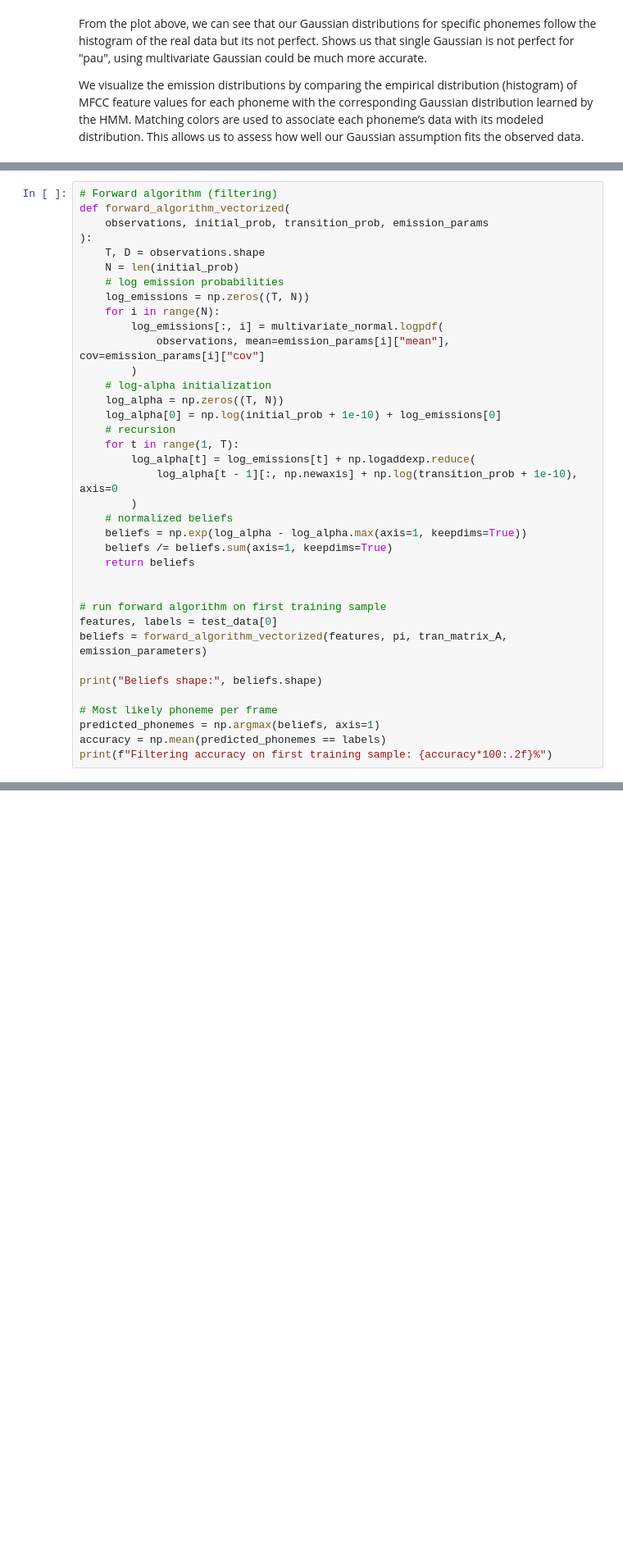
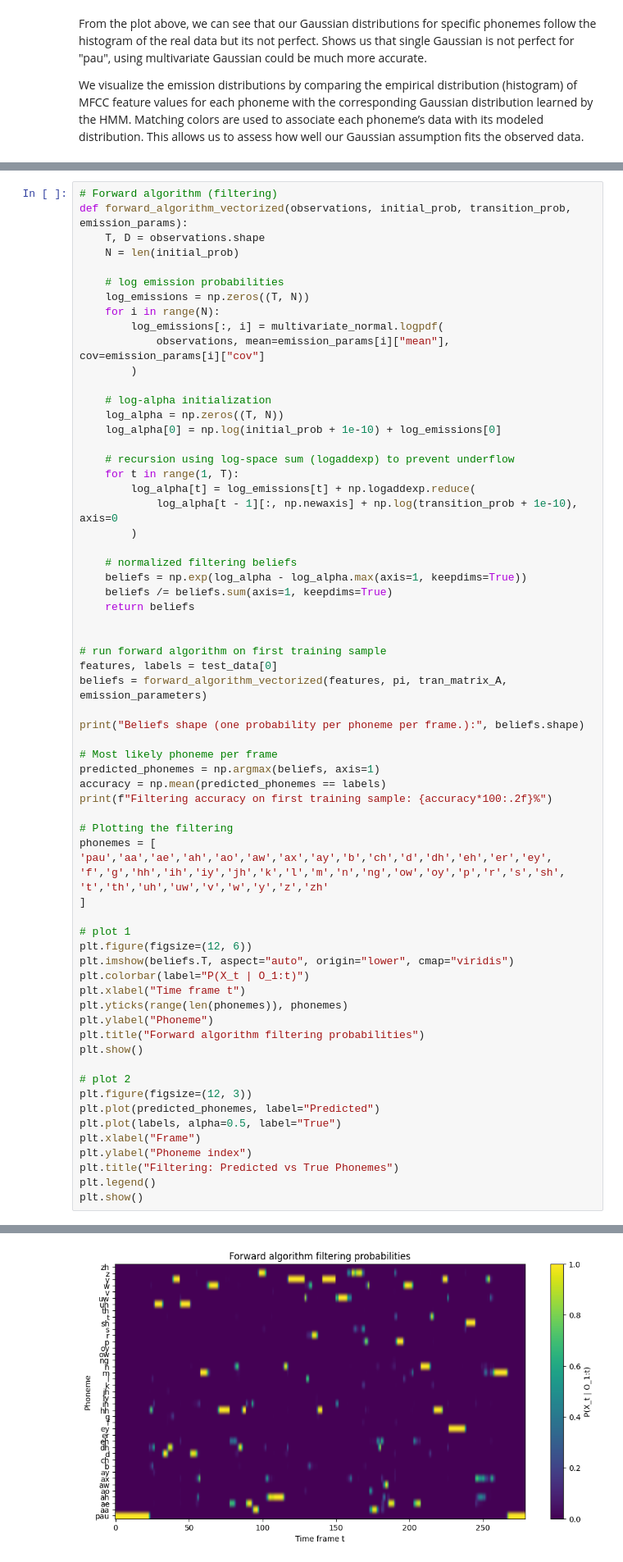
Before and after one commit to eythorto/Gervigreind, a Jupyter notebook: project2/project2notebook.ipynb, the cells around one changed output, grey strips where cells are left out. Shown at 82% size. Cells and saved outputs as stored; diff of their text form; blank space fills up the shorter version.

```diff
--- a/project2/project2notebook.ipynb
+++ b/project2/project2notebook.ipynb
@@ -585,26 +593,28 @@ This allows us to assess how well our Gaussian assumption fits the observed data
 Explanation...
 # %%
 # Forward algorithm (filtering)
-def forward_algorithm_vectorized(
-    observations, initial_prob, transition_prob, emission_params
-):
+def forward_algorithm_vectorized(observations, initial_prob, transition_prob, emission_params):
     T, D = observations.shape
     N = len(initial_prob)
+
     # log emission probabilities
     log_emissions = np.zeros((T, N))
     for i in range(N):
         log_emissions[:, i] = multivariate_normal.logpdf(
             observations, mean=emission_params[i]["mean"], cov=emission_params[i]["cov"]
         )
+
     # log-alpha initialization
     log_alpha = np.zeros((T, N))
     log_alpha[0] = np.log(initial_prob + 1e-10) + log_emissions[0]
-    # recursion
+
+    # recursion using log-space sum (logaddexp) to prevent underflow
     for t in range(1, T):
         log_alpha[t] = log_emissions[t] + np.logaddexp.reduce(
             log_alpha[t - 1][:, np.newaxis] + np.log(transition_prob + 1e-10), axis=0
         )
-    # normalized beliefs
+
+    # normalized filtering beliefs
     beliefs = np.exp(log_alpha - log_alpha.max(axis=1, keepdims=True))
     beliefs /= beliefs.sum(axis=1, keepdims=True)
     return beliefs
@@ -614,10 +624,37 @@ def forward_algorithm_vectorized(
 features, labels = test_data[0]
 beliefs = forward_algorithm_vectorized(features, pi, tran_matrix_A, emission_parameters)
 
-print("Beliefs shape:", beliefs.shape)
+print("Beliefs shape (one probability per phoneme per frame.):", beliefs.shape)
 
 # Most likely phoneme per frame
 predicted_phonemes = np.argmax(beliefs, axis=1)
 accuracy = np.mean(predicted_phonemes == labels)
 print(f"Filtering accuracy on first training sample: {accuracy*100:.2f}%")
+
+# Plotting the filtering
+phonemes = [
+'pau','aa','ae','ah','ao','aw','ax','ay','b','ch','d','dh','eh','er','ey',
+'f','g','hh','ih','iy','jh','k','l','m','n','ng','ow','oy','p','r','s','sh',
+'t','th','uh','uw','v','w','y','z','zh'
+]
+
+# plot 1
+plt.figure(figsize=(12, 6))
+plt.imshow(beliefs.T, aspect="auto", origin="lower", cmap="viridis")
+plt.colorbar(label="P(X_t | O_1:t)")
+plt.xlabel("Time frame t")
+plt.yticks(range(len(phonemes)), phonemes)
+plt.ylabel("Phoneme")
+plt.title("Forward algorithm filtering probabilities")
+plt.show()
+
+# plot 2
+plt.figure(figsize=(12, 3))
+plt.plot(predicted_phonemes, label="Predicted")
+plt.plot(labels, alpha=0.5, label="True")
+plt.xlabel("Frame")
+plt.ylabel("Phoneme index")
+plt.title("Filtering: Predicted vs True Phonemes")
+plt.legend()
+plt.show()
 # %% [output]
@@ -625 +662,2 @@ Beliefs shape: (279, 41)
 Filtering accuracy on first training sample: 41.58%
+[figure, added]
```
Also changed, not shown: parts of 21 cells of this notebook.
